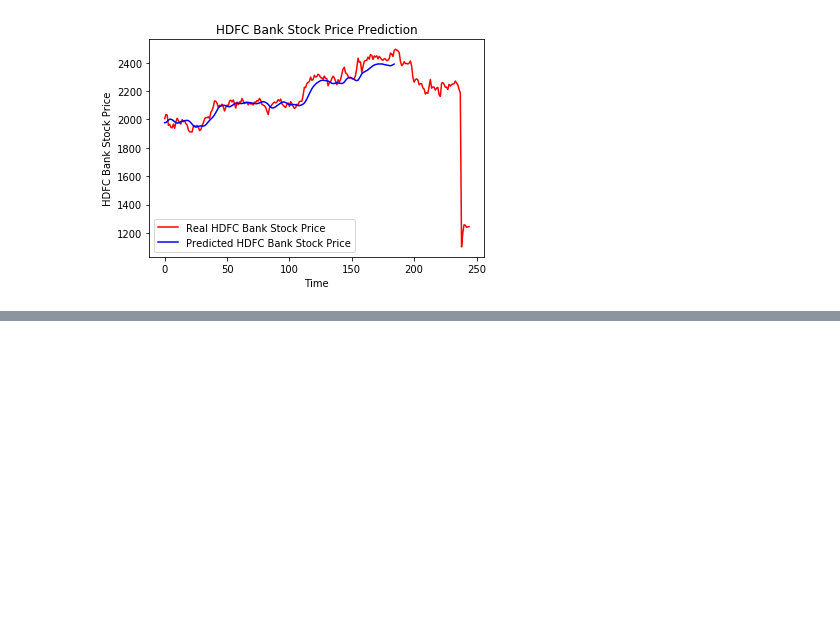
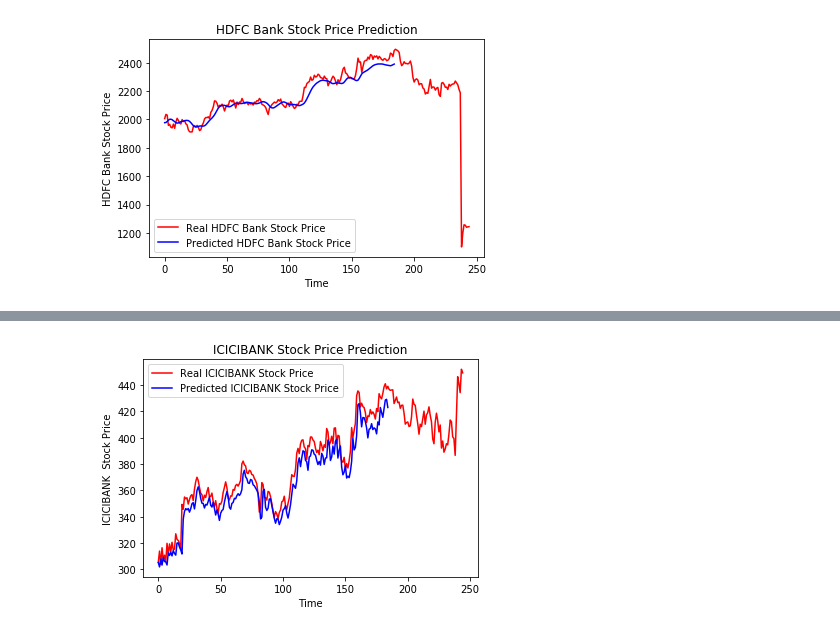
Before and after one commit to aadiharan99/NIFTY-50-LSTM, a Jupyter notebook: AI_Final.ipynb, the cells around one changed output, grey strips where cells are left out. Cells and saved outputs as stored; diff of their text form; code cells hidden in the pictures; blank space fills up the shorter version.

```diff
--- a/AI_Final.ipynb
+++ b/AI_Final.ipynb
@@ -712,0 +987,25 @@ plt.show()
+# %%
+for i in droplist:
+  icici_testdata.drop(i,1,inplace=True)
+icicitestprice=icici_testdata.iloc[:,3:4].values
+dataset_total_icici = pd.concat((icici_traindata['Close'], icici_testdata['Close']), axis = 0)
+inputs_icici = dataset_total_icici[len(dataset_total_kotak) - len(icici_testdata) - 60:].values
+inputs_icici = inputs_icici.reshape(-1,1)
+inputs_icici = scaler.transform(inputs_icici)
+x_testicici = []
+for i in range(60, 245):
+    x_testicici.append(inputs_icici[i-60:i, 0])
+x_testicici = np.array(x_testicici)
+x_testicici = np.reshape(x_testicici, (x_testicici.shape[0], x_testicici.shape[1], 1))
+predicted_stock_priceicici = iciciregressor.predict(x_testicici)
+predicted_stock_priceicici = scaler.inverse_transform(predicted_stock_priceicici)
+# %%
+plt.plot(icicitestprice, color = 'red', label = 'Real ICICIBANK Stock Price')
+plt.plot(predicted_stock_priceicici, color = 'blue', label = 'Predicted ICICIBANK Stock Price')
+plt.title('ICICIBANK Stock Price Prediction')
+plt.xlabel('Time')
+plt.ylabel('ICICIBANK  Stock Price')
+plt.legend()
+plt.show()
+# %% [output]
+[figure, added]
```
Also changed, not shown: parts of 10 cells of this notebook.
